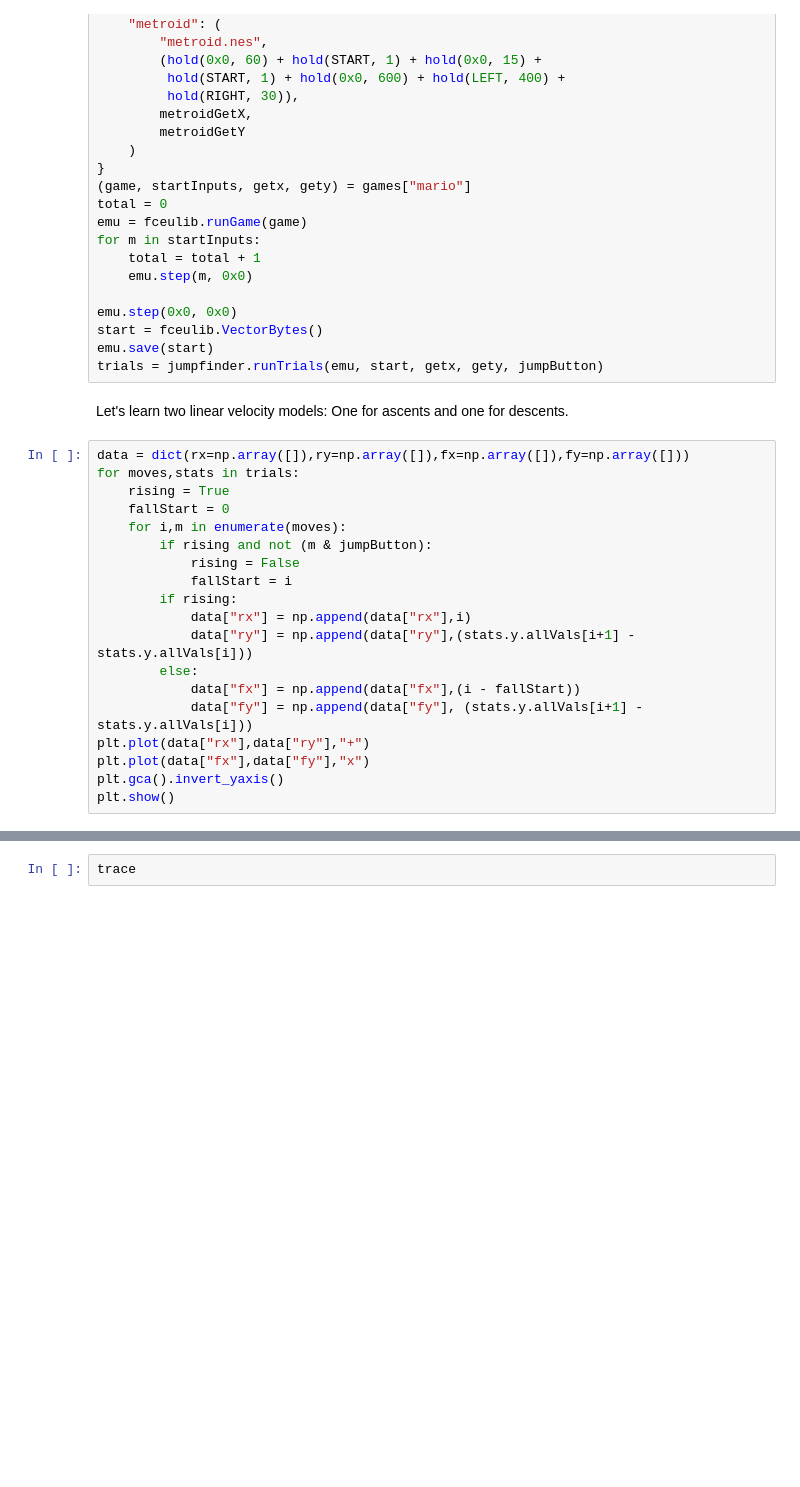
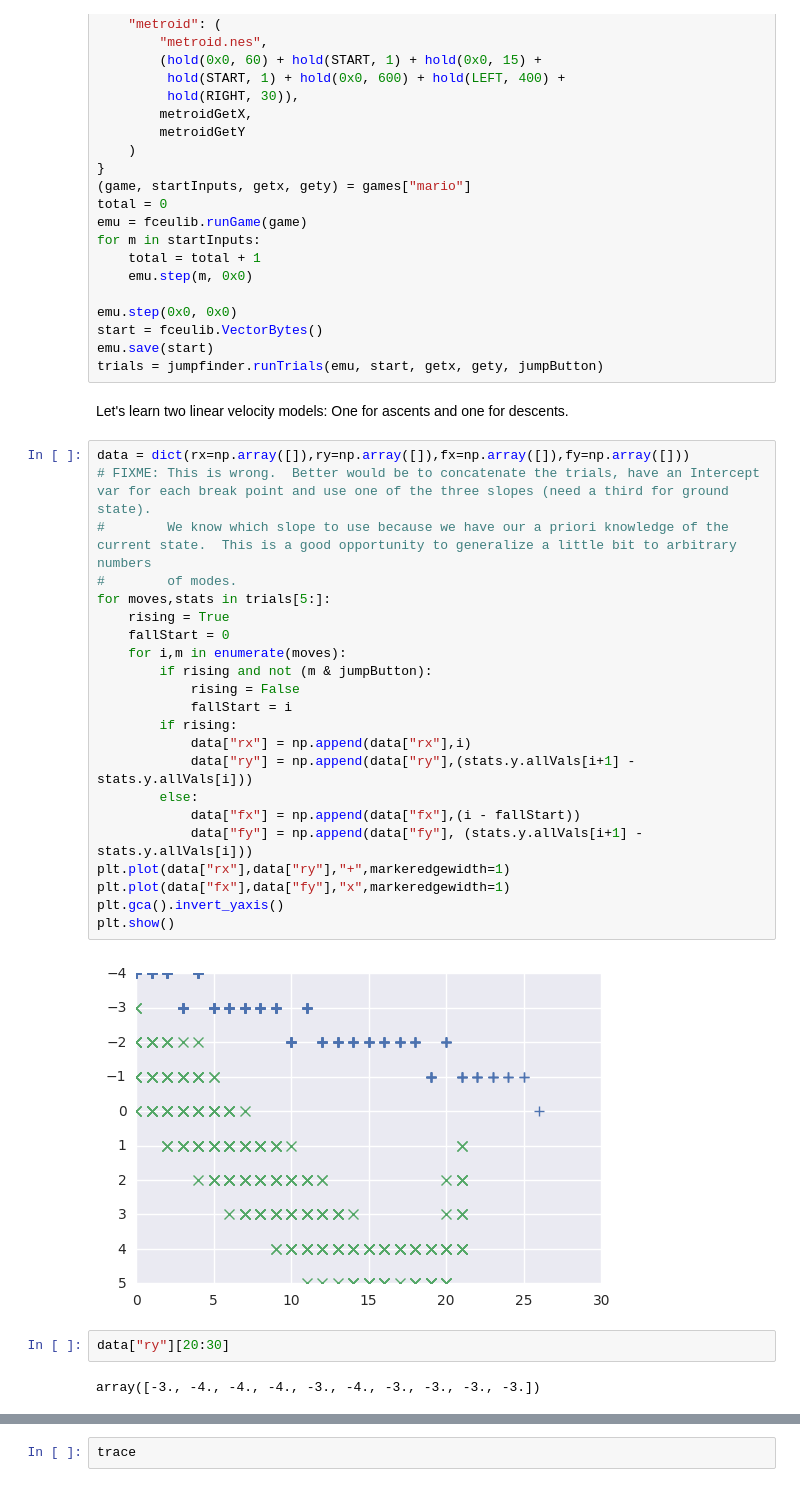
Before and after one commit to JoeOsborn/mechlearn, a Jupyter notebook: mechlearn/jumpfit.ipynb, the cells around one changed output, grey strips where cells are left out. Saved outputs shown, nothing was run; the diff lists cells and outputs as text; blank space fills up the shorter version.

Commit message:
Fix a graph drawing issue and note a more appropriate way to learn params.

```diff
--- a/mechlearn/jumpfit.ipynb
+++ b/mechlearn/jumpfit.ipynb
@@ -109,21 +139,30 @@ trials = jumpfinder.runTrials(emu, start, getx, gety, jumpButton)
 Let's learn two linear velocity models: One for ascents and one for descents.
 # %%
 data = dict(rx=np.array([]),ry=np.array([]),fx=np.array([]),fy=np.array([]))
-for moves,stats in trials:
+# FIXME: This is wrong.  Better would be to concatenate the trials, have an Intercept var for each break point and use one of the three slopes (need a third for ground state).
+#        We know which slope to use because we have our a priori knowledge of the current state.  This is a good opportunity to generalize a little bit to arbitrary numbers
+#        of modes.
+for moves,stats in trials[5:]:
     rising = True
     fallStart = 0
     for i,m in enumerate(moves):
         if rising and not (m & jumpButton):
             rising = False
             fallStart = i
         if rising:
             data["rx"] = np.append(data["rx"],i)
             data["ry"] = np.append(data["ry"],(stats.y.allVals[i+1] - stats.y.allVals[i]))
         else:
             data["fx"] = np.append(data["fx"],(i - fallStart))
             data["fy"] = np.append(data["fy"], (stats.y.allVals[i+1] - stats.y.allVals[i]))
-plt.plot(data["rx"],data["ry"],"+")
-plt.plot(data["fx"],data["fy"],"x")
+plt.plot(data["rx"],data["ry"],"+",markeredgewidth=1)
+plt.plot(data["fx"],data["fy"],"x",markeredgewidth=1)
 plt.gca().invert_yaxis()
 plt.show()
+# %% [output]
+[figure, added]
+# %%
+data["ry"][20:30]
+# %% [output]
+array([-3., -4., -4., -4., -3., -4., -3., -3., -3., -3.])
 # %%
```
Also changed, not shown: parts of 6 cells of this notebook.
